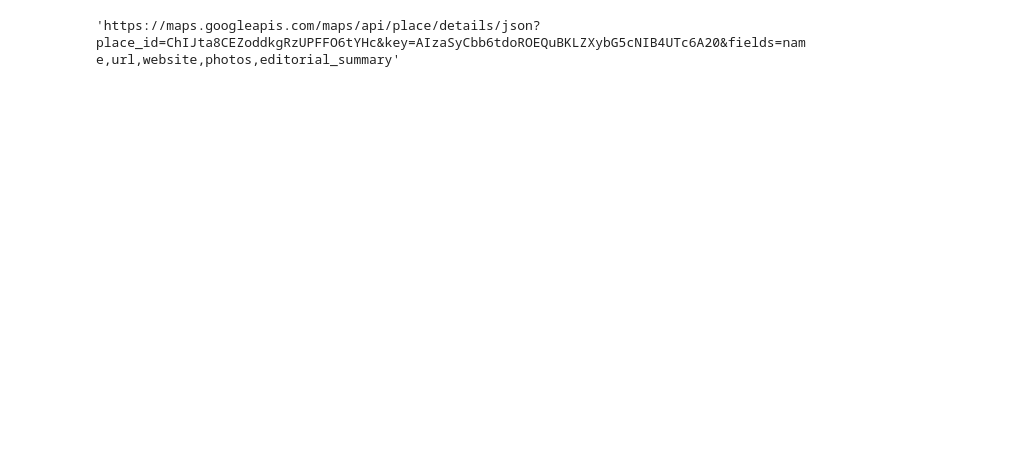
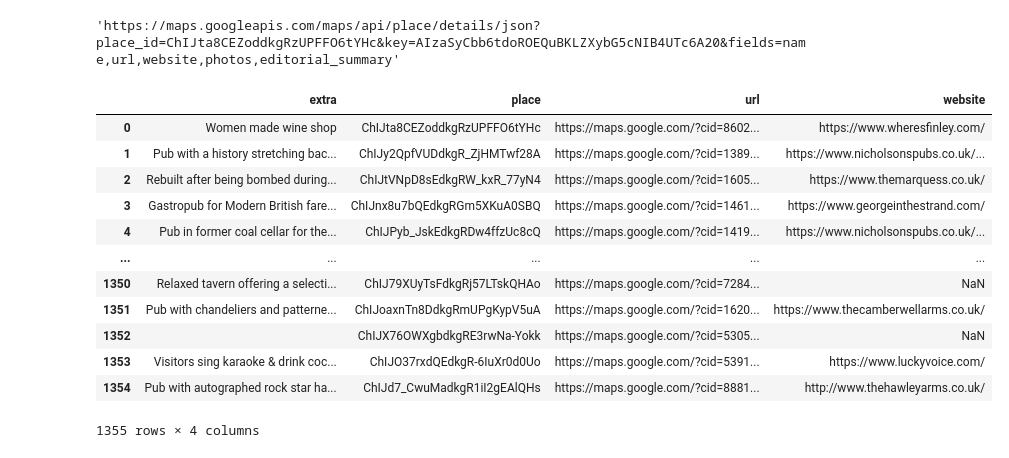
Before and after one commit to cartsmate/thepubpicker, a Jupyter notebook: files/Untitled4.ipynb, the cells around one changed output. Drawn from its saved outputs; the diff is of its cells as text; code cells hidden in the pictures; blank space fills up the shorter version.

Commit message:
updated google maps data

```diff
--- a/files/Untitled4.ipynb
+++ b/files/Untitled4.ipynb
@@ -466,6 +493,26 @@ no website for: The Hungerford Arms
 full_url
 # %% [output]
 'https://maps.googleapis.com/maps/api/place/details/json?place_id=ChIJta8CEZoddkgRzUPFFO6tYHc&key=AIzaSyCbb6tdoROEQuBKLZXybG5cNIB4UTc6A20&fields=name,url,website,photos,editorial_summary'
+# %%
+import os
+import pandas as pd
+directory_path = os.getcwd()
+df = pd.read_csv(directory_path + '/detail.csv')
+df[['extra','place','url','website']]
+# %% [output]
+|  | extra | place | url | website |
+| 0 | Women made wine shop | ChIJta8CEZoddkgRzUPFFO6tYHc | https://maps.google.com/?cid=8602... | https://www.wheresfinley.com/ |
+| 1 | Pub with a history stretching bac... | ChIJy2QpfVUDdkgR_ZjHMTwf28A | https://maps.google.com/?cid=1389... | https://www.nicholsonspubs.co.uk/... |
+| 2 | Rebuilt after being bombed during... | ChIJtVNpD8sEdkgRW_kxR_77yN4 | https://maps.google.com/?cid=1605... | https://www.themarquess.co.uk/ |
+| 3 | Gastropub for Modern British fare... | ChIJnx8u7bQEdkgRGm5XKuA0SBQ | https://maps.google.com/?cid=1461... | https://www.georgeinthestrand.com/ |
+| 4 | Pub in former coal cellar for the... | ChIJPyb_JskEdkgRDw4ffzUc8cQ | https://maps.google.com/?cid=1419... | https://www.nicholsonspubs.co.uk/... |
+| ... | ... | ... | ... | ... |
+| 1350 | Relaxed tavern offering a selecti... | ChIJ79XUyTsFdkgRj57LTskQHAo | https://maps.google.com/?cid=7284... | NaN |
+| 1351 | Pub with chandeliers and patterne... | ChIJoaxnTn8DdkgRmUPgKypV5uA | https://maps.google.com/?cid=1620... | https://www.thecamberwellarms.co.uk/ |
+| 1352 |  | ChIJX76OWXgbdkgRE3rwNa-Yokk | https://maps.google.com/?cid=5305... | NaN |
+| 1353 | Visitors sing karaoke & drink coc... | ChIJO37rxdQEdkgR-6IuXr0d0Uo | https://maps.google.com/?cid=5391... | https://www.luckyvoice.com/ |
+| 1354 | Pub with autographed rock star ha... | ChIJd7_CwuMadkgR1iI2gEAlQHs | https://maps.google.com/?cid=8881... | http://www.thehawleyarms.co.uk/ |
+1355 rows × 4 columns
 # %%
     # UPDATE DF
     for detail in list(Detail().__dict__.keys()):
```
Also changed, not shown: parts of 4 cells of this notebook, 56 other files.
